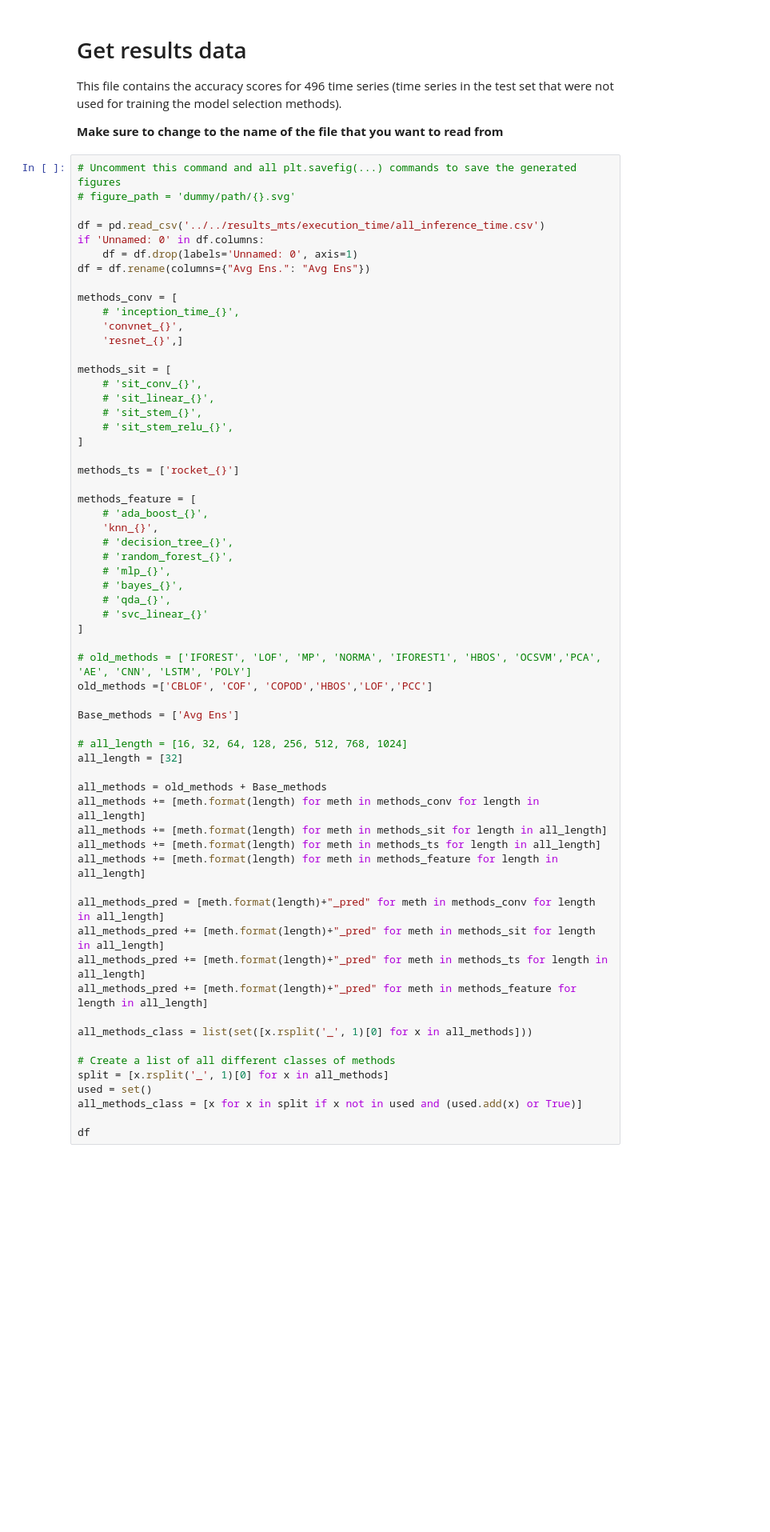
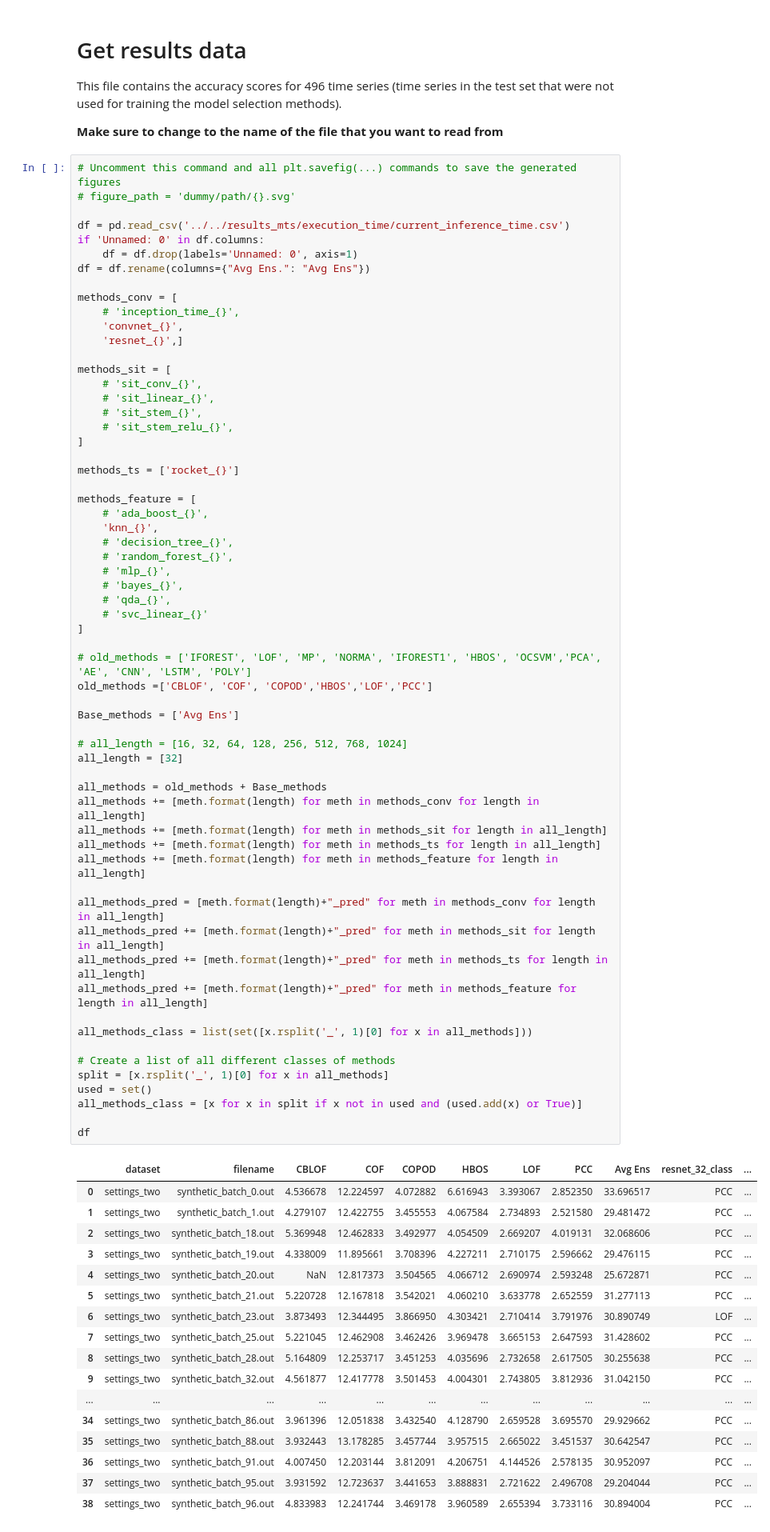
Before and after one commit to doanthihoaithu/MSAD, a Jupyter notebook: experiments/execution_time_analysis/execution_time_evaluation_mts.ipynb, the cells around one changed output. Shown: that part at 80% size. Saved outputs shown, nothing was run; the diff lists cells and outputs as text; blank space fills up the shorter version.

```diff
--- a/experiments/execution_time_analysis/execution_time_evaluation_mts.ipynb
+++ b/experiments/execution_time_analysis/execution_time_evaluation_mts.ipynb
@@ -33,7 +33,7 @@ This file contains the accuracy scores for 496 time series (time series in the t
 # Uncomment this command and all plt.savefig(...) commands to save the generated figures
 # figure_path = 'dummy/path/{}.svg'
 
-df = pd.read_csv('../../results_mts/execution_time/all_inference_time.csv')
+df = pd.read_csv('../../results_mts/execution_time/current_inference_time.csv')
 if 'Unnamed: 0' in df.columns:
     df = df.drop(labels='Unnamed: 0', axis=1)
 df = df.rename(columns={"Avg Ens.": "Avg Ens"})
@@ -63,30 +63,48 @@ methods_feature = [
     # 'svc_linear_{}'
 ]
 
 # old_methods = ['IFOREST', 'LOF', 'MP', 'NORMA', 'IFOREST1', 'HBOS', 'OCSVM','PCA', 'AE', 'CNN', 'LSTM', 'POLY']
 old_methods =['CBLOF', 'COF', 'COPOD','HBOS','LOF','PCC']
 
 Base_methods = ['Avg Ens']
 
 # all_length = [16, 32, 64, 128, 256, 512, 768, 1024]
 all_length = [32]
 
 all_methods = old_methods + Base_methods
 all_methods += [meth.format(length) for meth in methods_conv for length in all_length]
 all_methods += [meth.format(length) for meth in methods_sit for length in all_length]
 all_methods += [meth.format(length) for meth in methods_ts for length in all_length]
 all_methods += [meth.format(length) for meth in methods_feature for length in all_length]
 
 all_methods_pred = [meth.format(length)+"_pred" for meth in methods_conv for length in all_length]
 all_methods_pred += [meth.format(length)+"_pred" for meth in methods_sit for length in all_length]
 all_methods_pred += [meth.format(length)+"_pred" for meth in methods_ts for length in all_length]
 all_methods_pred += [meth.format(length)+"_pred" for meth in methods_feature for length in all_length]
 
 all_methods_class = list(set([x.rsplit('_', 1)[0] for x in all_methods]))
 
 # Create a list of all different classes of methods
 split = [x.rsplit('_', 1)[0] for x in all_methods]
 used = set()
 all_methods_class = [x for x in split if x not in used and (used.add(x) or True)]
 
 df
+# %% [output]
+|  | dataset | filename | CBLOF | COF | COPOD | HBOS | LOF | PCC | Avg Ens | resnet_32_class | ... |
+| 0 | settings_two | synthetic_batch_0.out | 4.536678 | 12.224597 | 4.072882 | 6.616943 | 3.393067 | 2.852350 | 33.696517 | PCC | ... |
+| 1 | settings_two | synthetic_batch_1.out | 4.279107 | 12.422755 | 3.455553 | 4.067584 | 2.734893 | 2.521580 | 29.481472 | PCC | ... |
+| 2 | settings_two | synthetic_batch_18.out | 5.369948 | 12.462833 | 3.492977 | 4.054509 | 2.669207 | 4.019131 | 32.068606 | PCC | ... |
+| 3 | settings_two | synthetic_batch_19.out | 4.338009 | 11.895661 | 3.708396 | 4.227211 | 2.710175 | 2.596662 | 29.476115 | PCC | ... |
+| 4 | settings_two | synthetic_batch_20.out | NaN | 12.817373 | 3.504565 | 4.066712 | 2.690974 | 2.593248 | 25.672871 | PCC | ... |
+| 5 | settings_two | synthetic_batch_21.out | 5.220728 | 12.167818 | 3.542021 | 4.060210 | 3.633778 | 2.652559 | 31.277113 | PCC | ... |
+| 6 | settings_two | synthetic_batch_23.out | 3.873493 | 12.344495 | 3.866950 | 4.303421 | 2.710414 | 3.791976 | 30.890749 | LOF | ... |
+| 7 | settings_two | synthetic_batch_25.out | 5.221045 | 12.462908 | 3.462426 | 3.969478 | 3.665153 | 2.647593 | 31.428602 | PCC | ... |
+| 8 | settings_two | synthetic_batch_28.out | 5.164809 | 12.253717 | 3.451253 | 4.035696 | 2.732658 | 2.617505 | 30.255638 | PCC | ... |
+| 9 | settings_two | synthetic_batch_32.out | 4.561877 | 12.417778 | 3.501453 | 4.004301 | 2.743805 | 3.812936 | 31.042150 | PCC | ... |
+| ... | ... | ... | ... | ... | ... | ... | ... | ... | ... | ... | ... |
+| 34 | settings_two | synthetic_batch_86.out | 3.961396 | 12.051838 | 3.432540 | 4.128790 | 2.659528 | 3.695570 | 29.929662 | PCC | ... |
+| 35 | settings_two | synthetic_batch_88.out | 3.932443 | 13.178285 | 3.457744 | 3.957515 | 2.665022 | 3.451537 | 30.642547 | PCC | ... |
+| 36 | settings_two | synthetic_batch_91.out | 4.007450 | 12.203144 | 3.812091 | 4.206751 | 4.144526 | 2.578135 | 30.952097 | PCC | ... |
+| 37 | settings_two | synthetic_batch_95.out | 3.931592 | 12.723637 | 3.441653 | 3.888831 | 2.721622 | 2.496708 | 29.204044 | PCC | ... |
+| 38 | settings_two | synthetic_batch_96.out | 4.833983 | 12.241744 | 3.469178 | 3.960589 | 2.655394 | 3.733116 | 30.894004 | PCC | ... |
```
Also changed, not shown: parts of 3 cells of this notebook, 27 other files.
